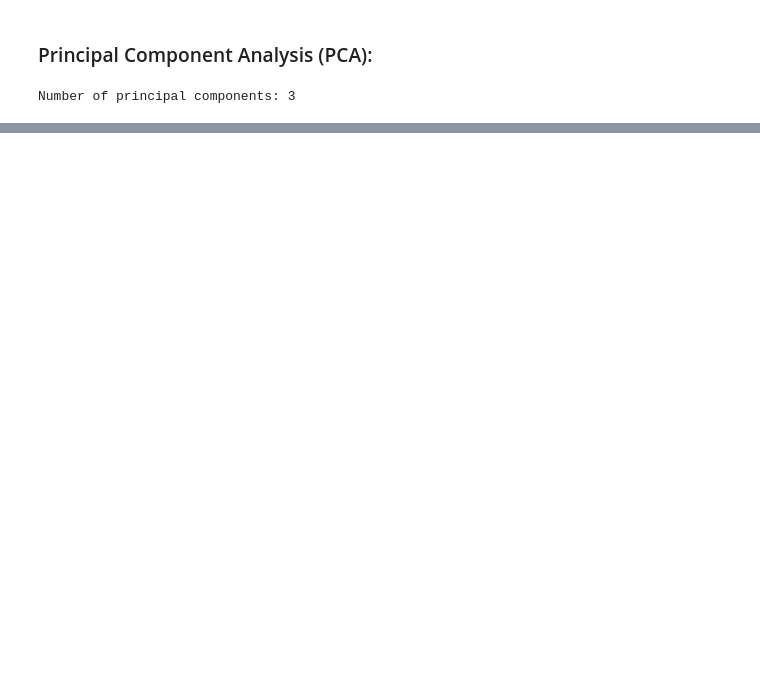
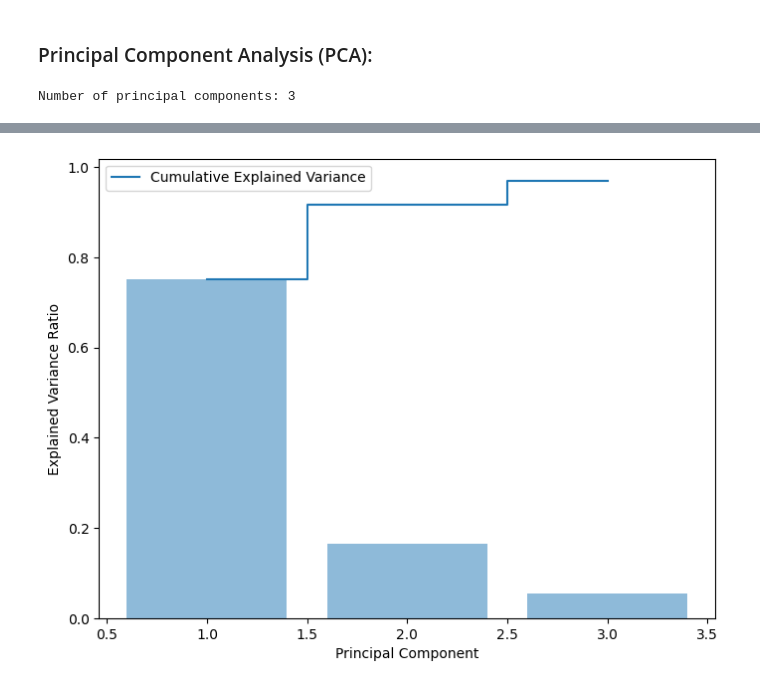
Before and after one commit to cepdnaclk/e18-4yp-GPU-Acceleration-for-Deep-Learning-based-Comprehensive-ECG-analysis, a Jupyter notebook: code/others/ECG_feature_extraction.ipynb, the cells around one changed output, grey strips where cells are left out. Saved outputs shown, nothing was run; the diff lists cells and outputs as text; code cells hidden in the pictures; blank space fills up the shorter version.

Commit message:
PCA plots done

```diff
--- a/code/others/ECG_feature_extraction.ipynb
+++ b/code/others/ECG_feature_extraction.ipynb
@@ -583,0 +613,16 @@ Number of principal components: 3
+# %%
+import matplotlib.pyplot as plt
+
+# Compute the explained variance ratio for each principal component
+explained_variance_ratio = pca.explained_variance_ratio_
+
+# Plot the scree plot
+plt.figure(figsize=(8, 6))
+plt.bar(range(1, len(explained_variance_ratio) + 1), explained_variance_ratio, alpha=0.5, align='center')
+plt.step(range(1, len(explained_variance_ratio) + 1), np.cumsum(explained_variance_ratio), where='mid', label='Cumulative Explained Variance')
+plt.ylabel('Explained Variance Ratio')
+plt.xlabel('Principal Component')
+plt.legend(loc='best')
+plt.show()
+# %% [output]
+[figure, added]
```
Also changed, not shown: parts of 5 cells of this notebook.
